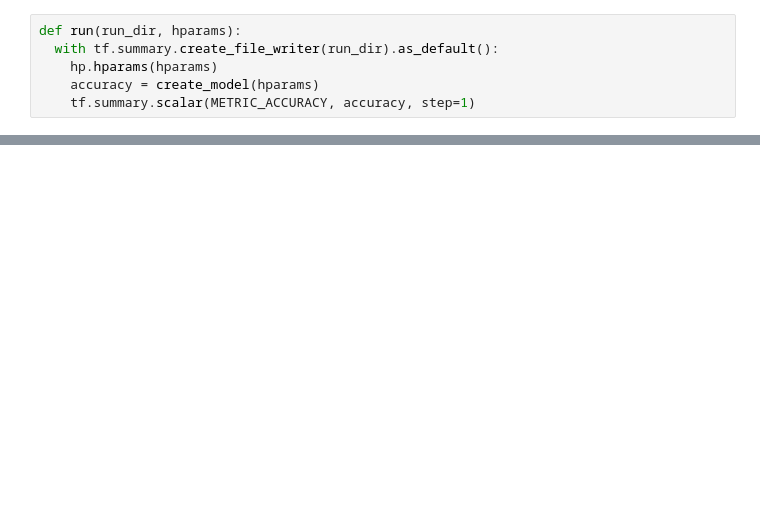
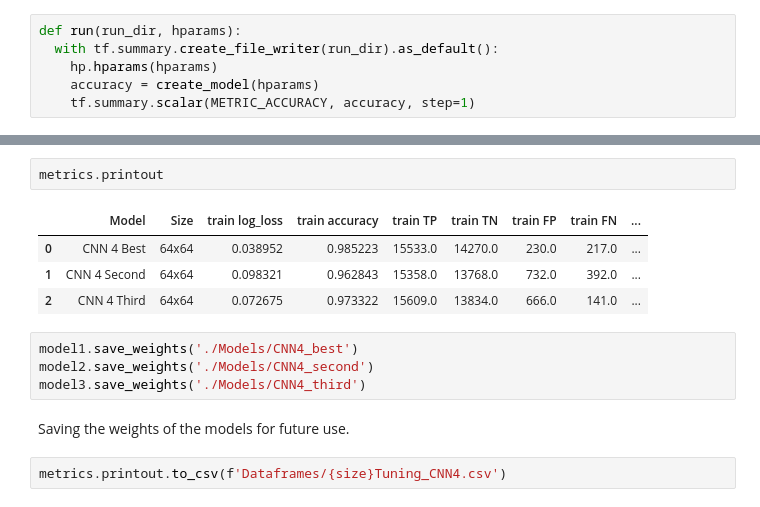
Before and after one commit to irwin-lam/FireOrNot, a Jupyter notebook: Tuning_CNN4.ipynb, the cells around one changed output, grey strips where cells are left out. Cells and saved outputs as stored; diff of their text form; blank space fills up the shorter version.

```diff
--- a/Tuning_CNN4.ipynb
+++ b/Tuning_CNN4.ipynb
@@ -149,0 +351,15 @@ for num_units in HP_NUM_UNITS.domain.values:
+# %%
+metrics.printout
+# %% [output]
+|  | Model | Size | train log_loss | train accuracy | train TP | train TN | train FP | train FN | ... |
+| 0 | CNN 4 Best | 64x64 | 0.038952 | 0.985223 | 15533.0 | 14270.0 | 230.0 | 217.0 | ... |
+| 1 | CNN 4 Second | 64x64 | 0.098321 | 0.962843 | 15358.0 | 13768.0 | 732.0 | 392.0 | ... |
+| 2 | CNN 4 Third | 64x64 | 0.072675 | 0.973322 | 15609.0 | 13834.0 | 666.0 | 141.0 | ... |
+# %%
+model1.save_weights('./Models/CNN4_best')
+model2.save_weights('./Models/CNN4_second')
+model3.save_weights('./Models/CNN4_third')
+# %% [markdown]
+Saving the weights of the models for future use.
+# %%
+metrics.printout.to_csv(f'Dataframes/{size}Tuning_CNN4.csv')
```
Also changed, not shown: parts of 24 cells of this notebook, 16 other files.
